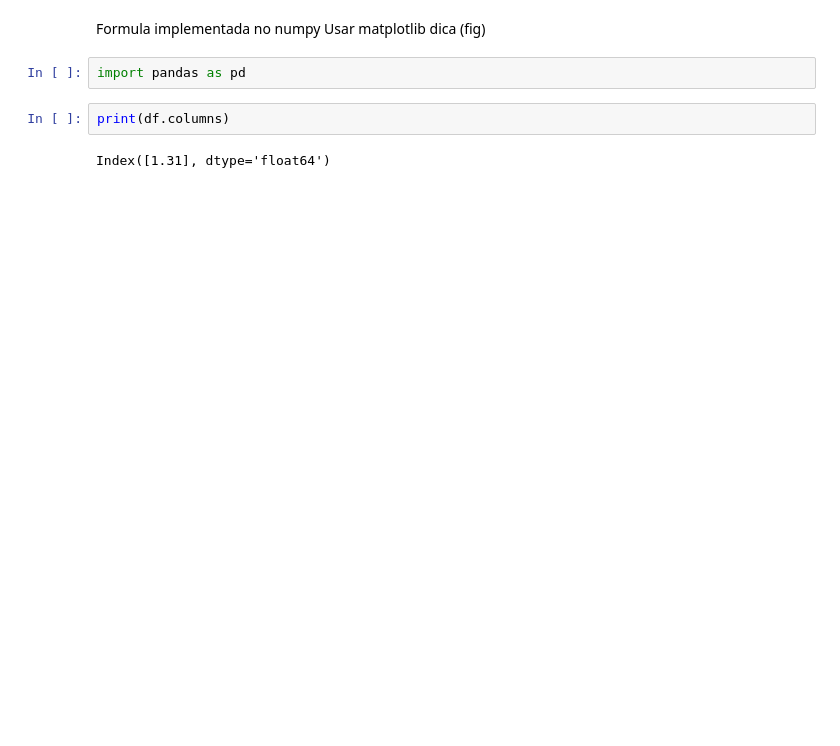
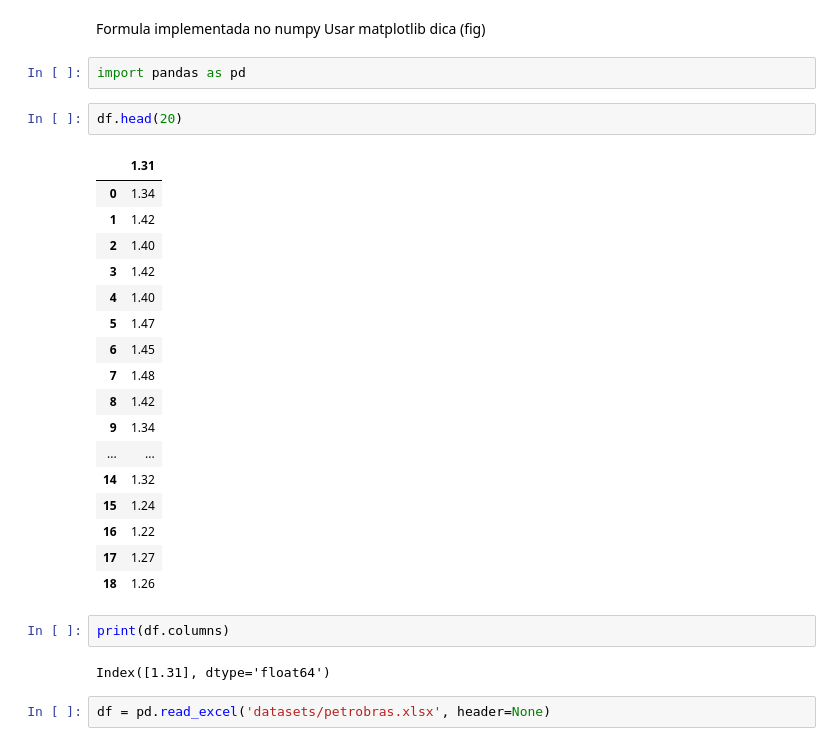
Before and after one commit to lucioamarante/curso_matematica_IA, a Jupyter notebook: aula1.ipynb, the cells around one changed output. Saved outputs shown, nothing was run; the diff lists cells and outputs as text; blank space fills up the shorter version.

```diff
--- a/aula1.ipynb
+++ b/aula1.ipynb
@@ -375,7 +360,29 @@ Usar matplotlib
 dica (fig)
 # %%
 import pandas as pd
+# %%
+df.head(20)
+# %% [output]
+|  | 1.31 |
+| 0 | 1.34 |
+| 1 | 1.42 |
+| 2 | 1.40 |
+| 3 | 1.42 |
+| 4 | 1.40 |
+| 5 | 1.47 |
+| 6 | 1.45 |
+| 7 | 1.48 |
+| 8 | 1.42 |
+| 9 | 1.34 |
+| ... | ... |
+| 14 | 1.32 |
+| 15 | 1.24 |
+| 16 | 1.22 |
+| 17 | 1.27 |
+| 18 | 1.26 |
 # %%
 print(df.columns)
 # %% [output]
 Index([1.31], dtype='float64')
+# %%
+df = pd.read_excel('datasets/petrobras.xlsx', header=None)
```
Also changed, not shown: parts of 3 cells of this notebook.
